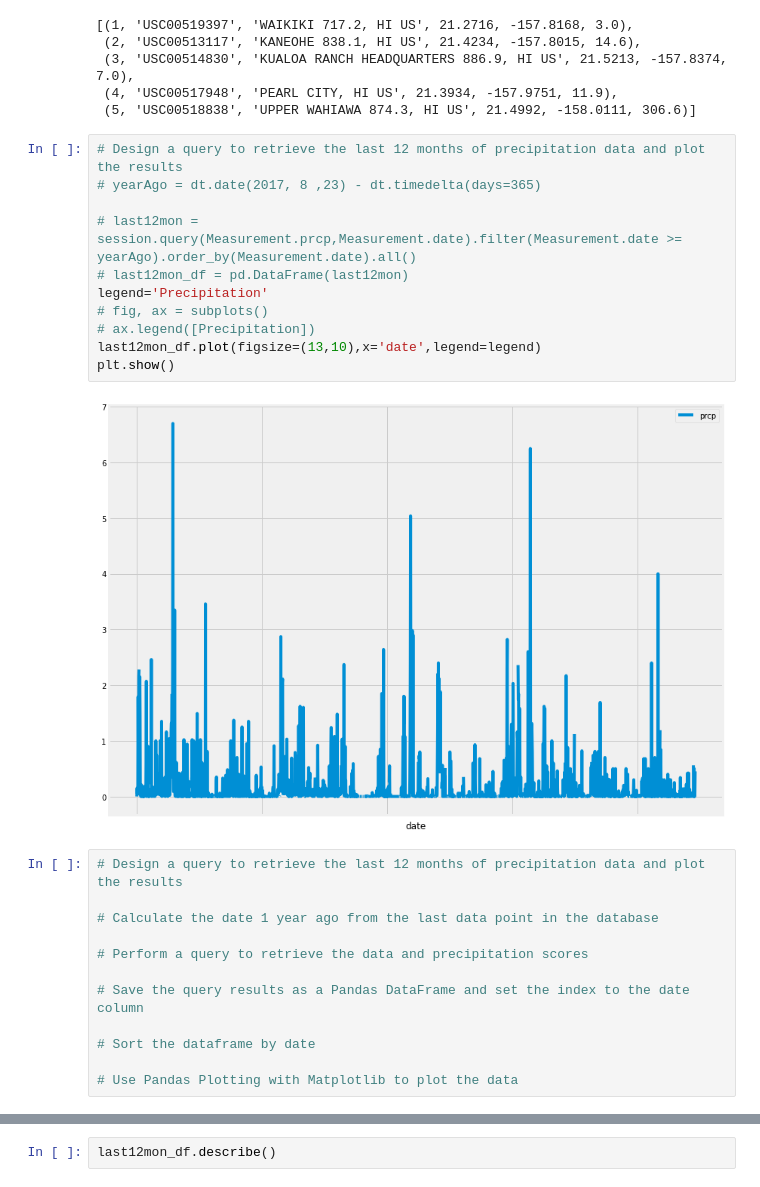
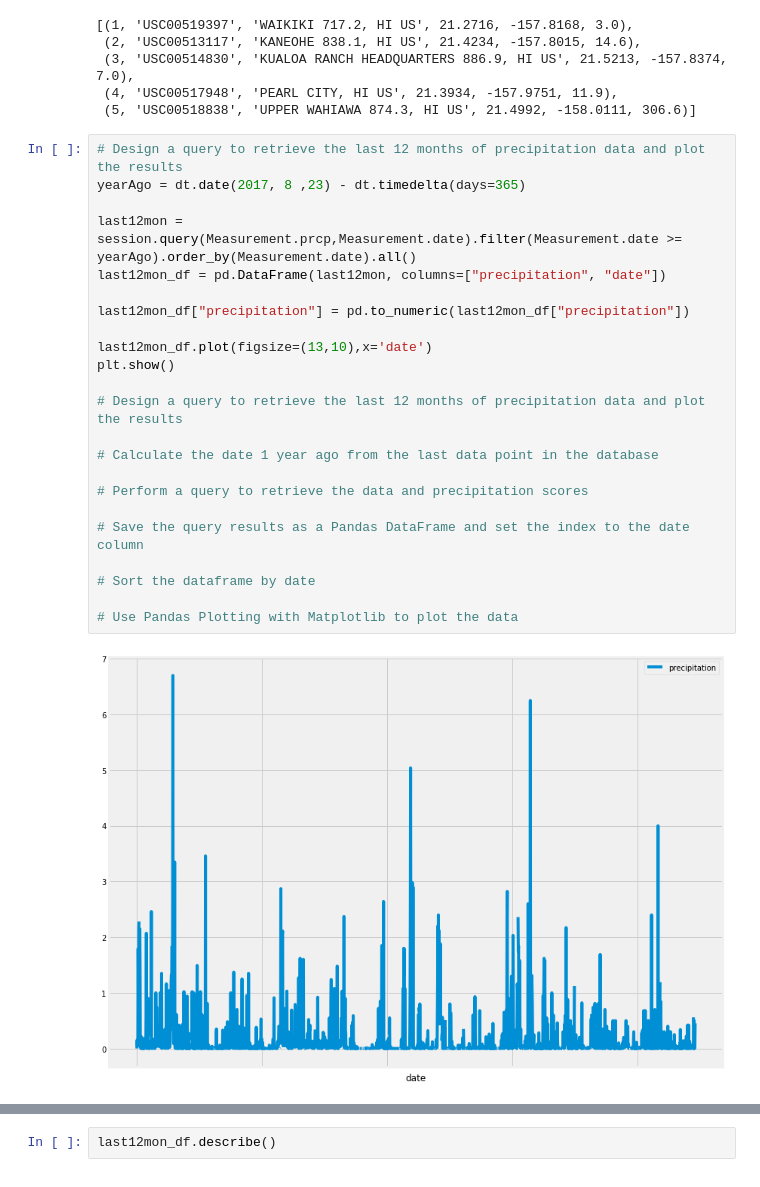
Before and after one commit to rosech27/PySQL-hw, a Jupyter notebook: climate_starter.ipynb, the cells around one changed output, grey strips where cells are left out. Drawn from its saved outputs; the diff is of its cells as text.

```diff
--- a/climate_starter.ipynb
+++ b/climate_starter.ipynb
@@ -82,29 +82,29 @@ engine.execute('SELECT * FROM station LIMIT 5').fetchall()
  (5, 'USC00518838', 'UPPER WAHIAWA 874.3, HI US', 21.4992, -158.0111, 306.6)]
 # %%
 # Design a query to retrieve the last 12 months of precipitation data and plot the results
-# yearAgo = dt.date(2017, 8 ,23) - dt.timedelta(days=365)
+yearAgo = dt.date(2017, 8 ,23) - dt.timedelta(days=365)
 
-# last12mon = session.query(Measurement.prcp,Measurement.date).filter(Measurement.date >= yearAgo).order_by(Measurement.date).all()
-# last12mon_df = pd.DataFrame(last12mon)
-legend='Precipitation'
-# fig, ax = subplots()
-# ax.legend([Precipitation])
-last12mon_df.plot(figsize=(13,10),x='date',legend=legend)
+last12mon = session.query(Measurement.prcp,Measurement.date).filter(Measurement.date >= yearAgo).order_by(Measurement.date).all()
+last12mon_df = pd.DataFrame(last12mon, columns=["precipitation", "date"])
+
+last12mon_df["precipitation"] = pd.to_numeric(last12mon_df["precipitation"])
+
+last12mon_df.plot(figsize=(13,10),x='date')
 plt.show()
+
+# Design a query to retrieve the last 12 months of precipitation data and plot the results
+
+# Calculate the date 1 year ago from the last data point in the database
+
+# Perform a query to retrieve the data and precipitation scores
+
+# Save the query results as a Pandas DataFrame and set the index to the date column
+
+# Sort the dataframe by date
+
+# Use Pandas Plotting with Matplotlib to plot the data
 # %% [output]
-[figure, old version]
+[figure, new version]
-# %%
-# Design a query to retrieve the last 12 months of precipitation data and plot the results
-
-# Calculate the date 1 year ago from the last data point in the database
-
-# Perform a query to retrieve the data and precipitation scores
-
-# Save the query results as a Pandas DataFrame and set the index to the date column
-
-# Sort the dataframe by date
-
-# Use Pandas Plotting with Matplotlib to plot the data
 # %% [markdown]
 ![precipitation](Images/precipitation.png)
 # %%
```
Also changed, not shown: parts of 9 cells of this notebook.
